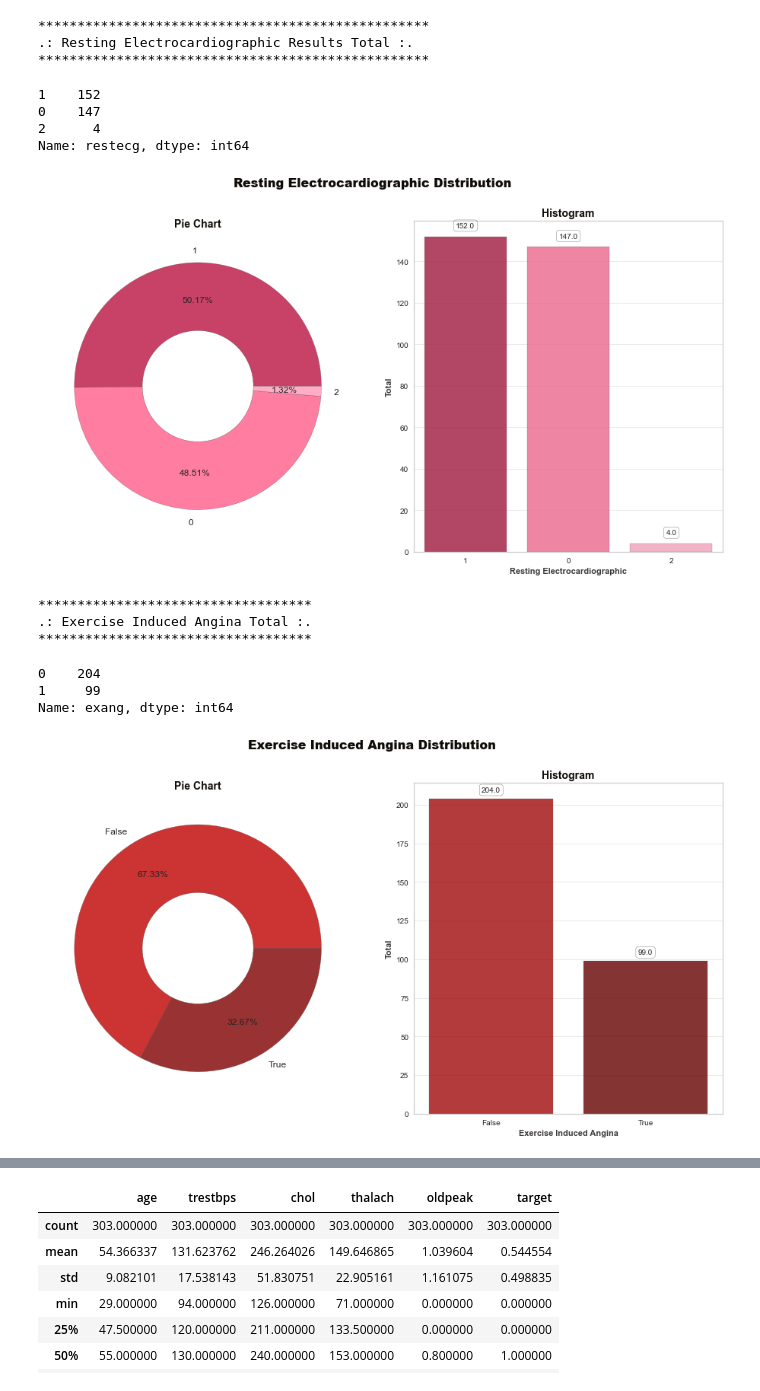
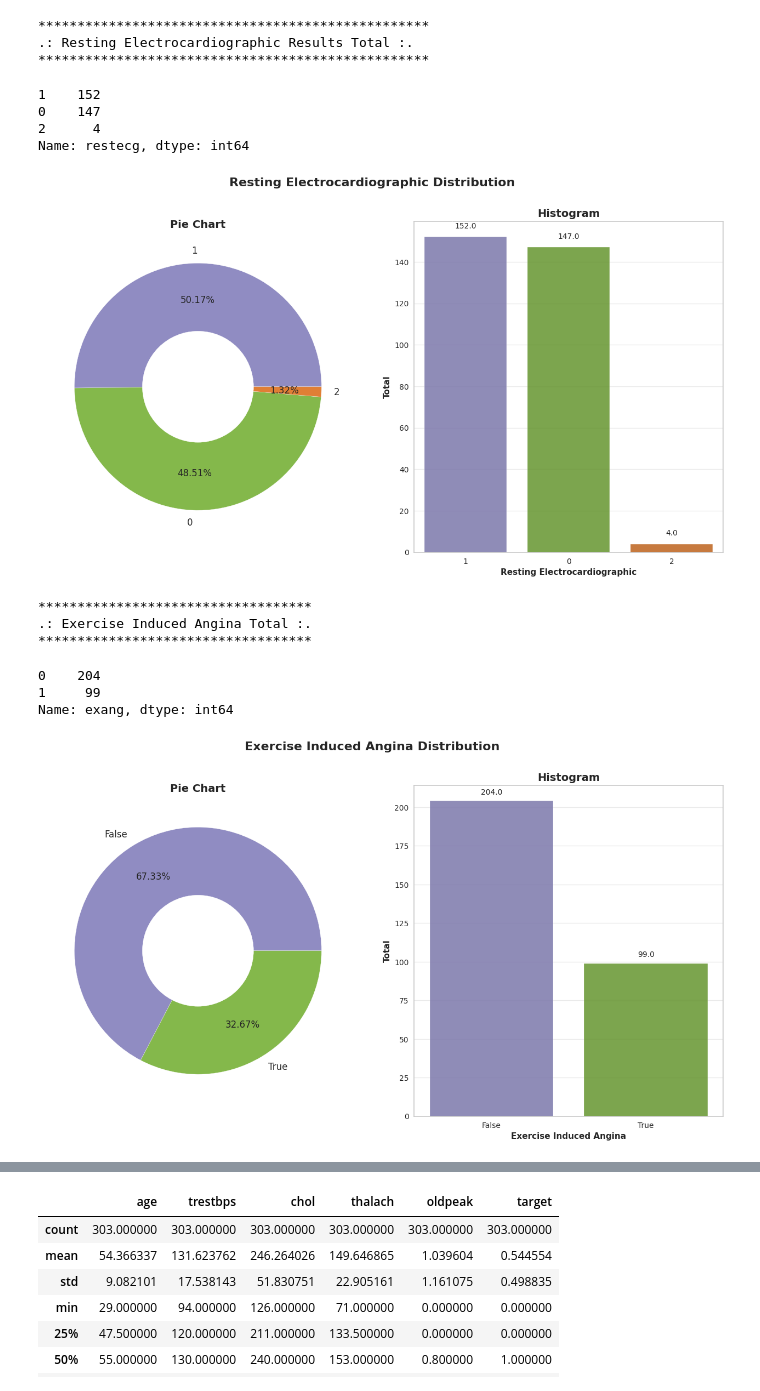
Before and after one commit to st185229/UEL-CN-7030---Machine-Learning-on-Big-Data-This, a Jupyter notebook: HeartDiseaseClassification.ipynb, the cells around one changed output, grey strips where cells are left out. Saved outputs shown, nothing was run; the diff lists cells and outputs as text; code cells hidden in the pictures.

```diff
--- a/HeartDiseaseClassification.ipynb
+++ b/HeartDiseaseClassification.ipynb
@@ -77,0 +30,5 @@ dtypes: float64(1), int64(13)
+# %%
+df = pd.read_csv("drive/My Drive/bbc-project/classificationdata/heart.csv")
+
+# --- Reading Dataset ---
+df.head()
@@ -250,43 +216,39 @@ Name: cp, dtype: int64
 # %%
+from pandas.core.dtypes.dtypes import Ordered
 # --- Setting Colors, Labels, Order ---
-colors=pink_grad[1:4]
+# --- Setting Colors, Labels, Order ---
 labels=['1', '0', '2']
 order=df['restecg'].value_counts().index
 
 # --- Size for Both Figures ---
 plt.figure(figsize=(16, 8))
 plt.suptitle('Resting Electrocardiographic Distribution', fontweight='heavy',
-             fontsize=16, fontfamily='sans-serif', color=black_grad[0])
+             fontsize=16, fontfamily='sans-serif')
 
 # --- Pie Chart ---
 plt.subplot(1,2,1)
-plt.title('Pie Chart', fontweight='bold', fontsize=14, fontfamily='sans-serif',
-          color=black_grad[0])
-plt.pie(df['restecg'].value_counts(), labels=labels, colors=colors,
-        wedgeprops=dict(alpha=0.8, edgecolor=black_grad[1]), autopct='%.2f%%',
-        pctdistance=0.7, textprops={'fontsize':12})
-centre=plt.Circle((0, 0), 0.45, fc='white', edgecolor=black_grad[1])
+plt.title('Pie Chart', fontweight='bold', fontsize=14, fontfamily='sans-serif')
+plt.pie(df['restecg'].value_counts(), labels=labels, wedgeprops=dict(alpha=0.8), autopct='%.2f%%',pctdistance=0.7, textprops={'fontsize':12})
+centre=plt.Circle((0, 0), 0.45, fc='white')
 plt.gcf().gca().add_artist(centre)
 
 # --- Histogram ---
 countplt = plt.subplot(1, 2, 2)
-plt.title('Histogram', fontweight='bold', fontsize=14, fontfamily='sans-serif',
-          color=black_grad[0])
-ax = sns.countplot(x='restecg', data=df, palette=colors, order=order,
-                   edgecolor=black_grad[2], alpha=0.85)
+plt.title('Histogram', fontweight='bold', fontsize=14, fontfamily='sans-serif')
+ax = sns.countplot(x='restecg', data=df, order=order, alpha=0.85)
 for rect in ax.patches:
     ax.text (rect.get_x()+rect.get_width()/2,
              rect.get_height()+4.25,rect.get_height(),
              horizontalalignment='center', fontsize=10,
-             bbox=dict(facecolor='none', edgecolor=black_grad[0], linewidth=0.25,
+             bbox=dict(facecolor='none',  linewidth=0.25,
                        boxstyle='round'))
 
 plt.xlabel('Resting Electrocardiographic', fontweight='bold', fontsize=11,
-           fontfamily='sans-serif', color=black_grad[1])
-plt.ylabel('Total', fontweight='bold', fontsize=11, fontfamily='sans-serif',
-           color=black_grad[1])
+           fontfamily='sans-serif')
+plt.ylabel('Total', fontweight='bold', fontsize=11, fontfamily='sans-serif')
 plt.grid(axis='y', alpha=0.4)
 countplt
+
 
 # --- Count Categorical Labels w/out Dropping Null Walues ---
 print('*' * 50)
@@ -301,61 +263,56 @@ df.restecg.value_counts(dropna=False)
 0    147
 2      4
 Name: restecg, dtype: int64
-[figure, old version]
+[figure, new version]
 # %%
  #--- Setting Colors, Labels, Order ---
-colors=red_grad[1:3]
 labels=['False', 'True']
 order=df['exang'].value_counts().index
 
 # --- Size for Both Figures ---
 plt.figure(figsize=(16, 8))
 plt.suptitle('Exercise Induced Angina Distribution', fontweight='heavy',
-             fontsize=16, fontfamily='sans-serif', color=black_grad[0])
+             fontsize=16, fontfamily='sans-serif')
 
 # --- Pie Chart ---
 plt.subplot(1,2,1)
-plt.title('Pie Chart', fontweight='bold', fontsize=14, fontfamily='sans-serif',
-          color=black_grad[0])
-plt.pie(df['exang'].value_counts(), labels=labels, colors=colors,
-        wedgeprops=dict(alpha=0.8, edgecolor=black_grad[1]), autopct='%.2f%%',
+plt.title('Pie Chart', fontweight='bold', fontsize=14, fontfamily='sans-serif')
+plt.pie(df['exang'].value_counts(), labels=labels,
+        wedgeprops=dict(alpha=0.8), autopct='%.2f%%',
         pctdistance=0.7, textprops={'fontsize':12})
-centre=plt.Circle((0, 0), 0.45, fc='white', edgecolor=black_grad[1])
+centre=plt.Circle((0, 0), 0.45, fc='white')
 plt.gcf().gca().add_artist(centre)
 
 # --- Histogram ---
 countplt = plt.subplot(1, 2, 2)
-plt.title('Histogram', fontweight='bold', fontsize=14, fontfamily='sans-serif',
-          color=black_grad[0])
-ax = sns.countplot(x='exang', data=df, palette=colors, order=order,
-                   edgecolor=black_grad[2], alpha=0.85)
+plt.title('Histogram', fontweight='bold', fontsize=14, fontfamily='sans-serif')
+ax = sns.countplot(x='exang', data=df, order=order, alpha=0.85)
 for rect in ax.patches:
     ax.text (rect.get_x()+rect.get_width()/2,
              rect.get_height()+4.25,rect.get_height(),
              horizontalalignment='center', fontsize=10,
-             bbox=dict(facecolor='none', edgecolor=black_grad[0], linewidth=0.25,
+             bbox=dict(facecolor='none', linewidth=0.25,
                        boxstyle='round'))
 
 plt.xlabel('Exercise Induced Angina', fontweight='bold', fontsize=11,
-           fontfamily='sans-serif', color=black_grad[1])
-plt.ylabel('Total', fontweight='bold', fontsize=11, fontfamily='sans-serif',
-           color=black_grad[1])
+           fontfamily='sans-serif')
+plt.ylabel('Total', fontweight='bold', fontsize=11, fontfamily='sans-serif')
 plt.xticks([0, 1], labels)
 plt.grid(axis='y', alpha=0.4)
 countplt
 
 # --- Count Categorical Labels w/out Dropping Null Walues ---
 print('*' * 35)
 print('\033[1m'+'.: Exercise Induced Angina Total :.'+'\033[0m')
 print('*' * 35)
 df.exang.value_counts(dropna=False)
 # %% [output]
 ***********************************
 .: Exercise Induced Angina Total :.
 ***********************************
 0    204
 1     99
 Name: exang, dtype: int64
-[figure, old version]
+[figure, new version]
 # %%
 # --- Setting Colors, Labels, Order ---
```
Also changed, not shown: parts of 19 cells of this notebook, 2 other files.
